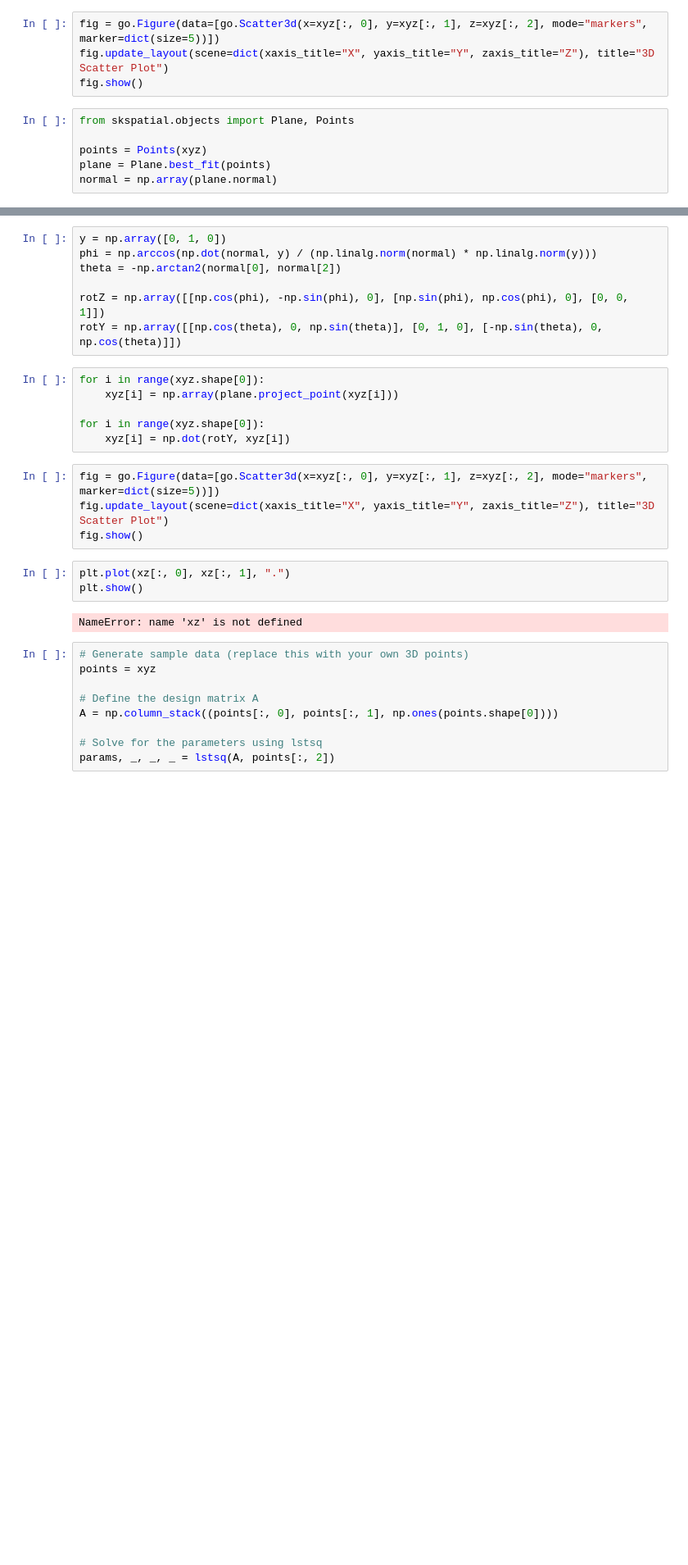
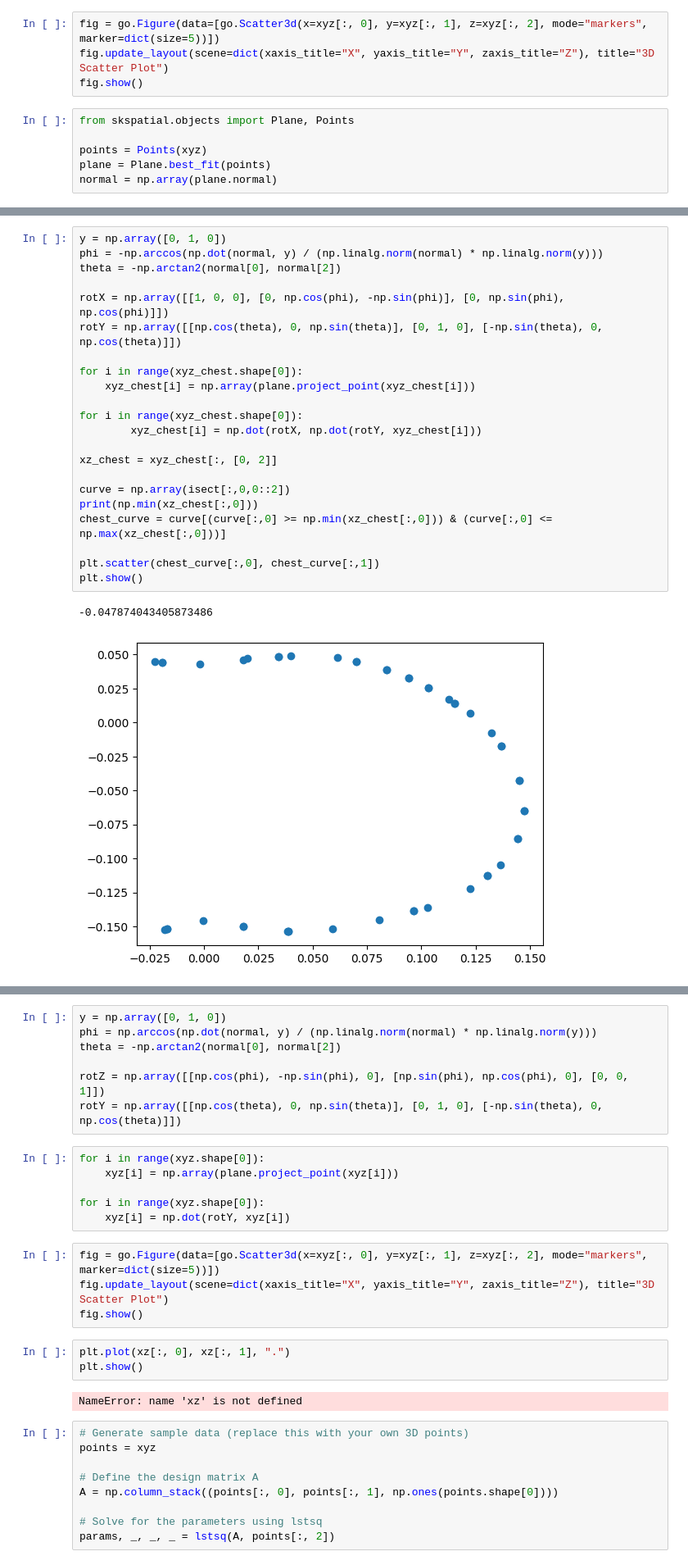
Before and after one commit to mattiabaro98/unsupervised3dhuman, a Jupyter notebook: test.ipynb, the cells around one changed output, grey strips where cells are left out. Shown at 82% size. Saved outputs shown, nothing was run; the diff lists cells and outputs as text; blank space fills up the shorter version.

```diff
--- a/test.ipynb
+++ b/test.ipynb
@@ -26,0 +77,25 @@ normal = np.array(plane.normal)
+# %%
+y = np.array([0, 1, 0])
+phi = -np.arccos(np.dot(normal, y) / (np.linalg.norm(normal) * np.linalg.norm(y)))
+theta = -np.arctan2(normal[0], normal[2])
+
+rotX = np.array([[1, 0, 0], [0, np.cos(phi), -np.sin(phi)], [0, np.sin(phi), np.cos(phi)]])
+rotY = np.array([[np.cos(theta), 0, np.sin(theta)], [0, 1, 0], [-np.sin(theta), 0, np.cos(theta)]])
+
+for i in range(xyz_chest.shape[0]):
+    xyz_chest[i] = np.array(plane.project_point(xyz_chest[i]))
+
+for i in range(xyz_chest.shape[0]):
+        xyz_chest[i] = np.dot(rotX, np.dot(rotY, xyz_chest[i]))
+
+xz_chest = xyz_chest[:, [0, 2]]
+
+curve = np.array(isect[:,0,0::2])
+print(np.min(xz_chest[:,0]))
+chest_curve = curve[(curve[:,0] >= np.min(xz_chest[:,0])) & (curve[:,0] <= np.max(xz_chest[:,0]))]
+
+plt.scatter(chest_curve[:,0], chest_curve[:,1])
+plt.show()
+# %% [output]
+-0.047874043405873486
+[figure, added]
```
Also changed, not shown: parts of 6 cells of this notebook, 3 other files.
